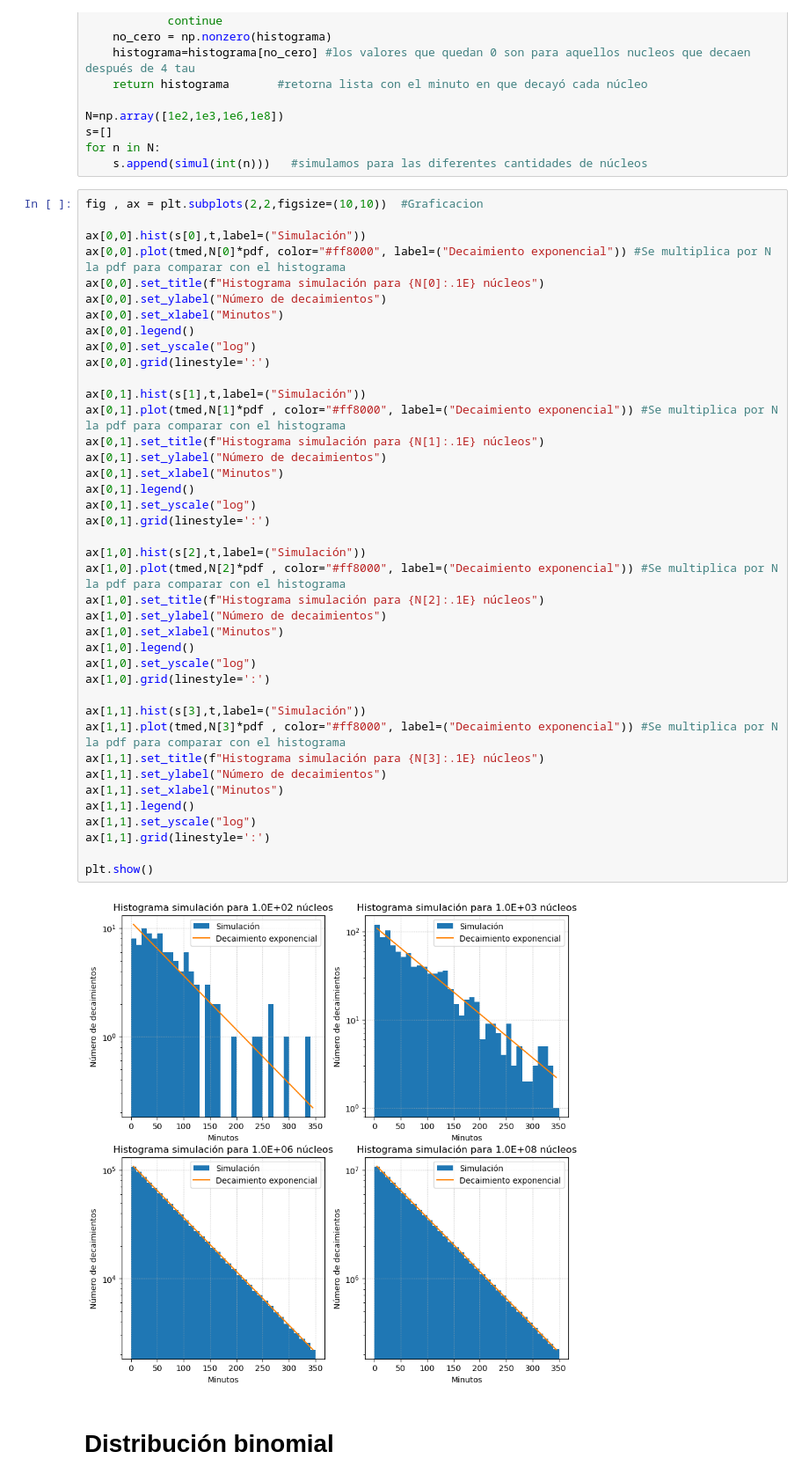
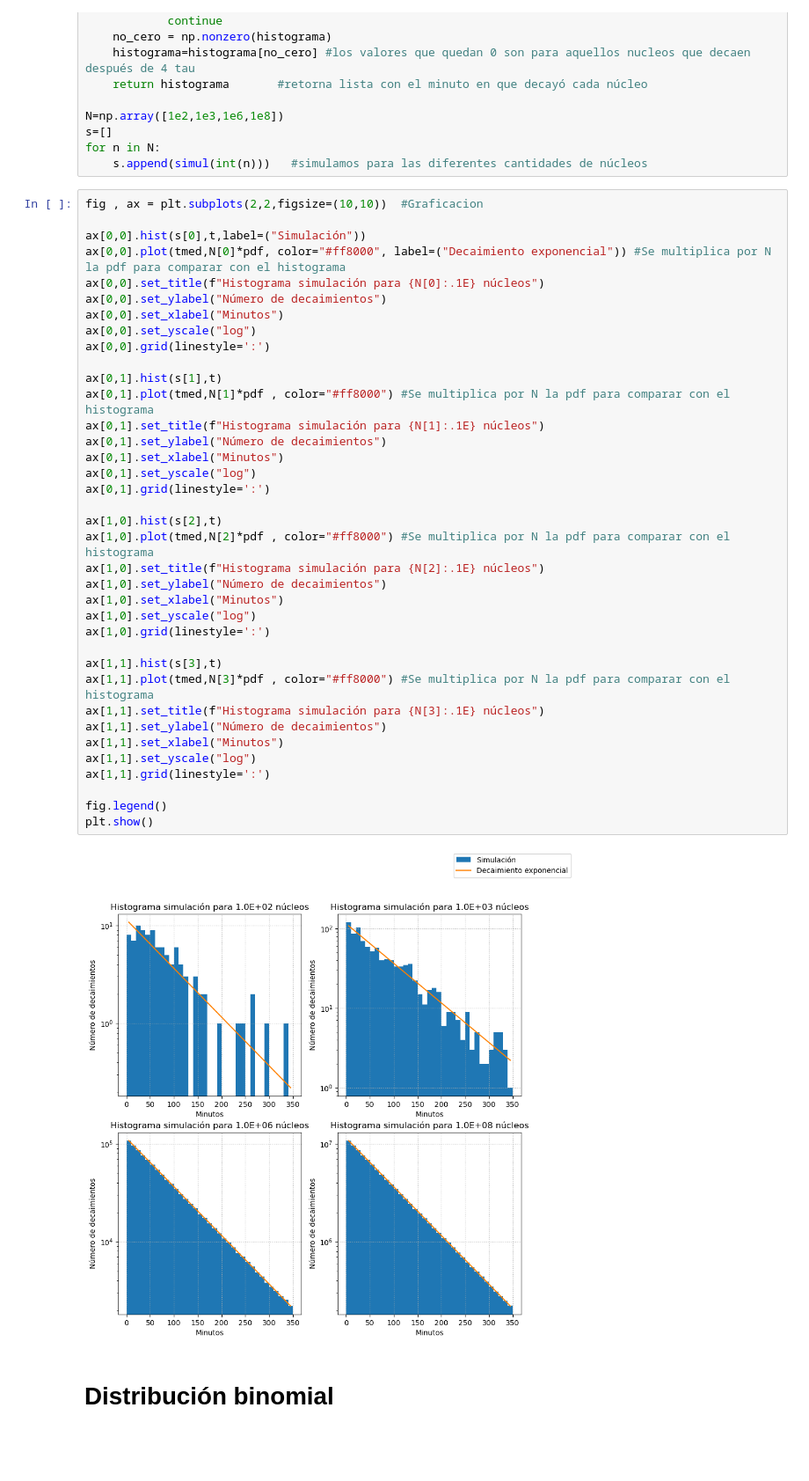
Before and after one commit to juan3ltran/Instrumentacion_Nuclear, a Jupyter notebook: simulacion2/simulacion2.ipynb, the cells around one changed output. Shown at 88% size. Saved outputs shown, nothing was run; the diff lists cells and outputs as text; blank space fills up the shorter version.

```diff
--- a/simulacion2/simulacion2.ipynb
+++ b/simulacion2/simulacion2.ipynb
@@ -65,44 +65,41 @@ for n in N:
 fig , ax = plt.subplots(2,2,figsize=(10,10))  #Graficacion
 
 ax[0,0].hist(s[0],t,label=("Simulación"))
 ax[0,0].plot(tmed,N[0]*pdf, color="#ff8000", label=("Decaimiento exponencial")) #Se multiplica por N la pdf para comparar con el histograma
 ax[0,0].set_title(f"Histograma simulación para {N[0]:.1E} núcleos")
 ax[0,0].set_ylabel("Número de decaimientos")
 ax[0,0].set_xlabel("Minutos")
-ax[0,0].legend()
 ax[0,0].set_yscale("log")
 ax[0,0].grid(linestyle=':')
 
-ax[0,1].hist(s[1],t,label=("Simulación"))
-ax[0,1].plot(tmed,N[1]*pdf , color="#ff8000", label=("Decaimiento exponencial")) #Se multiplica por N la pdf para comparar con el histograma
+ax[0,1].hist(s[1],t)
+ax[0,1].plot(tmed,N[1]*pdf , color="#ff8000") #Se multiplica por N la pdf para comparar con el histograma
 ax[0,1].set_title(f"Histograma simulación para {N[1]:.1E} núcleos")
 ax[0,1].set_ylabel("Número de decaimientos")
 ax[0,1].set_xlabel("Minutos")
-ax[0,1].legend()
 ax[0,1].set_yscale("log")
 ax[0,1].grid(linestyle=':')
 
-ax[1,0].hist(s[2],t,label=("Simulación"))
-ax[1,0].plot(tmed,N[2]*pdf , color="#ff8000", label=("Decaimiento exponencial")) #Se multiplica por N la pdf para comparar con el histograma
+ax[1,0].hist(s[2],t)
+ax[1,0].plot(tmed,N[2]*pdf , color="#ff8000") #Se multiplica por N la pdf para comparar con el histograma
 ax[1,0].set_title(f"Histograma simulación para {N[2]:.1E} núcleos")
 ax[1,0].set_ylabel("Número de decaimientos")
 ax[1,0].set_xlabel("Minutos")
-ax[1,0].legend()
 ax[1,0].set_yscale("log")
 ax[1,0].grid(linestyle=':')
 
-ax[1,1].hist(s[3],t,label=("Simulación"))
-ax[1,1].plot(tmed,N[3]*pdf , color="#ff8000", label=("Decaimiento exponencial")) #Se multiplica por N la pdf para comparar con el histograma
+ax[1,1].hist(s[3],t)
+ax[1,1].plot(tmed,N[3]*pdf , color="#ff8000") #Se multiplica por N la pdf para comparar con el histograma
 ax[1,1].set_title(f"Histograma simulación para {N[3]:.1E} núcleos")
 ax[1,1].set_ylabel("Número de decaimientos")
 ax[1,1].set_xlabel("Minutos")
-ax[1,1].legend()
 ax[1,1].set_yscale("log")
 ax[1,1].grid(linestyle=':')
 
+fig.legend()
 plt.show()
 # %% [output]
-[figure, old version]
+[figure, new version]
 # %% [markdown]
 # Distribución binomial
 # %% [markdown]
```
Also changed, not shown: parts of 2 cells of this notebook.
